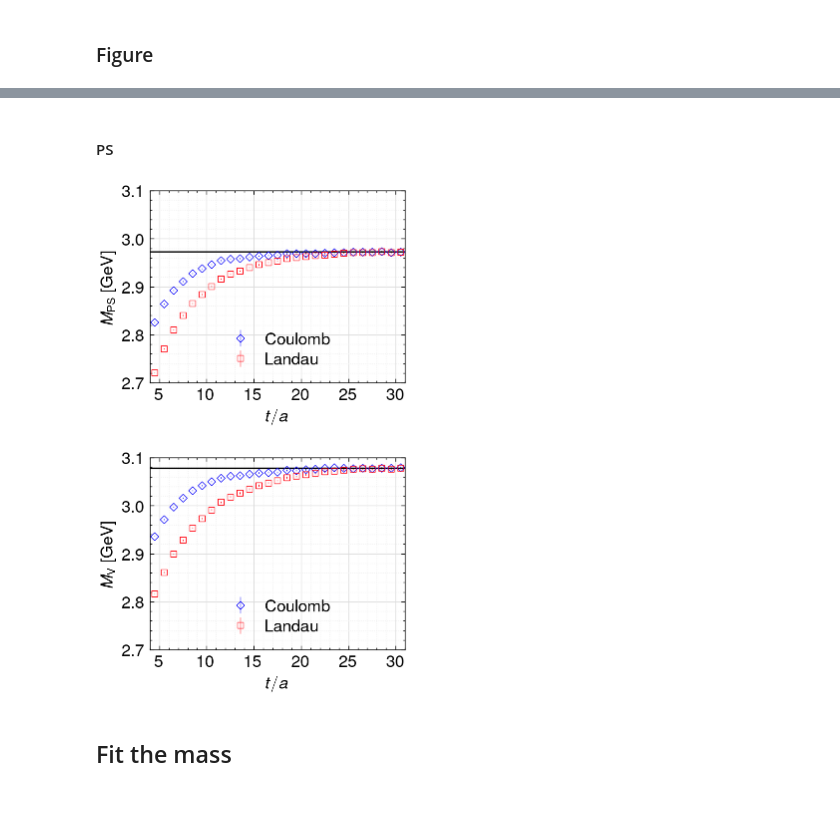
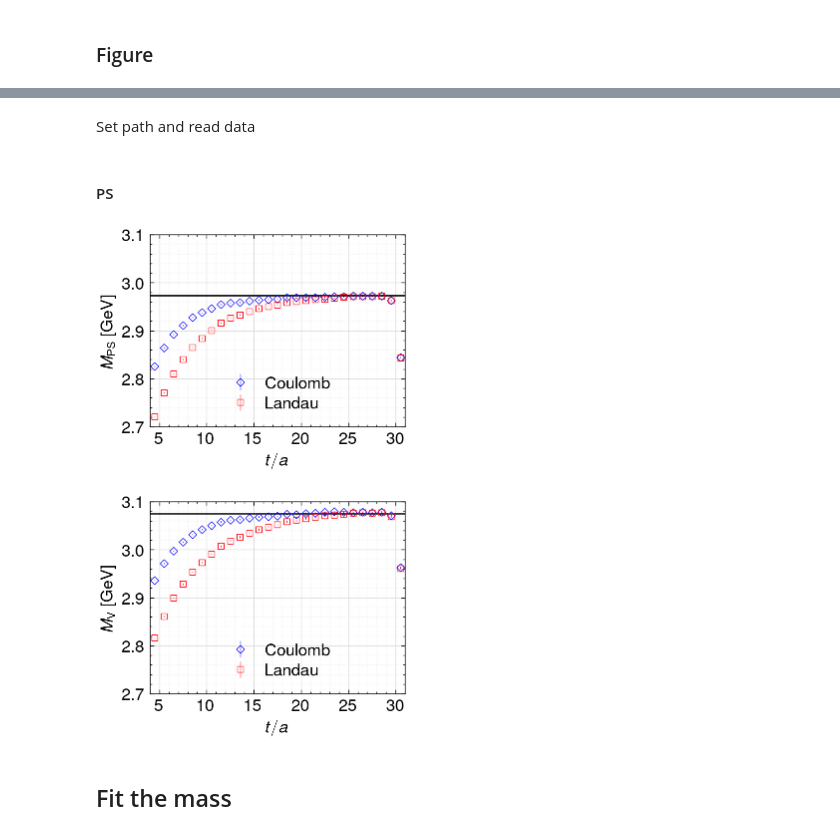
Before and after one commit to tinikov/lqcd, a Jupyter notebook: ccbar:analysis/2pt-analysis.ipynb, the cells around one changed output, grey strips where cells are left out. Drawn from its saved outputs; the diff is of its cells as text; code cells hidden in the pictures; blank space fills up the shorter version.

```diff
--- a/ccbar:analysis/2pt-analysis.ipynb
+++ b/ccbar:analysis/2pt-analysis.ipynb
@@ -65,0 +110,2 @@ for i in range(5):
+# %% [markdown]
+Set path and read data
@@ -66,26 +124,49 @@ for i in range(5):
+# %%
+errbar_plot_style1 = {
+    "fmt": "D",
+    "color": "xkcd:primary blue",
+    "markersize": 4,
+    "markeredgewidth": 0.5,
+    "linewidth": 0.5,
+    "fillstyle": "none",
+}
+
+errbar_plot_style2 = {
+    "fmt": "s",
+    "color": "xkcd:bright red",
+    "markersize": 4,
+    "markeredgewidth": 0.5,
+    "linewidth": 0.5,
+    "fillstyle": "none",
+}
+
+legend_style = {
+    "loc": 8,
+    "handletextpad": 0.5,
+    "labelspacing": 0.3,
+}
 # %% [markdown]
 #### PS
 # %%
-plt.style.use(["science", "nature"])
 fig, ax = plt.subplots()
 
-index = np.arange(0, tsize, 1)
+index = np.arange(0, t_size, 1)
 ax.errorbar(
     index + 0.5,
-    emass_c[0][:, 1] * cutoff,
-    emass_c[0][:, 2] * cutoff,
+    emass_c[0][:, 0] * a_invrs,
+    emass_c[0][:, 1] * a_invrs,
     label="Coulomb",
     **errbar_plot_style1,
 )
 ax.errorbar(
     index + 0.5,
-    emass_l[0][:, 1] * cutoff,
-    emass_l[0][:, 2] * cutoff,
+    emass_l[0][:, 0] * a_invrs,
+    emass_l[0][:, 1] * a_invrs,
     label="Landau",
     **errbar_plot_style2,
 )
 x_fit = np.arange(0, 32, 0.01)
-y_fit = np.full(x_fit.shape, 2.9725)
+y_fit = np.full(x_fit.shape, 1.3666786685812669 * a_invrs)
 ax.plot(
     x_fit,
     y_fit,
@@ -100,71 +181,66 @@ ax.grid(which="minor", color="#EEEEEE", linestyle=":", linewidth=0.5)
 
 ax.legend(**legend_style)
 
-ax.set_xlabel(r"$t/a$", fontsize=12)
+ax.set_xlabel(r"$t/a$")
 ax.xaxis.set_major_locator(ticker.MultipleLocator(5))
 ax.set_xlim(4, 31)
 
 ax.yaxis.set_major_locator(ticker.MultipleLocator(0.1))
-ax.set_ylabel(r"$M_{\rm PS}\ [{\rm GeV}]$", fontsize=12)
+ax.set_ylabel(r"$M_{\rm PS}\ [{\rm GeV}]$")
 ax.set_ylim(2.7, 3.1)
 
-ax.tick_params(labelsize=12)
-
-fig.savefig(f"{path}/gauge_ps_wfit(article).eps", format="eps", dpi=600)
+fig.savefig(f"{effmass_root}/gauge_ps_wfit(article).eps", format="eps", dpi=600)
 plt.show()
 plt.close()
 # %% [output]
-[figure, old version]
+[figure, new version]
 # %%
-plt.style.use(["science", "nature"])
 fig, ax = plt.subplots()
 
-index = np.arange(0, tsize, 1)
+index = np.arange(0, t_size, 1)
 ax.errorbar(
     index + 0.5,
-    emass_c[1][:, 1] * cutoff,
-    emass_c[1][:, 2] * cutoff,
+    emass_c[1][:, 0] * a_invrs,
+    emass_c[1][:, 1] * a_invrs,
     label="Coulomb",
     **errbar_plot_style1,
 )
 ax.errorbar(
     index + 0.5,
-    emass_l[1][:, 1] * cutoff,
-    emass_l[1][:, 2] * cutoff,
+    emass_l[1][:, 0] * a_invrs,
+    emass_l[1][:, 1] * a_invrs,
     label="Landau",
     **errbar_plot_style2,
 )
 x_fit = np.arange(0, 32, 0.01)
-y_fit = np.full(x_fit.shape, 3.0777)
+y_fit = np.full(x_fit.shape, 1.4133781788912954 * a_invrs)
 ax.plot(
     x_fit,
     y_fit,
     linewidth=1,
     color="black",
     # label="fit",
 )
 
 # Set grid (reserved)
 ax.grid(which="major", color="#DDDDDD", linewidth=0.5)
 ax.grid(which="minor", color="#EEEEEE", linestyle=":", linewidth=0.5)
 
 ax.legend(**legend_style)
 
-ax.set_xlabel(r"$t/a$", fontsize=12)
+ax.set_xlabel(r"$t/a$")
 ax.xaxis.set_major_locator(ticker.MultipleLocator(5))
 ax.set_xlim(4, 31)
 
 ax.yaxis.set_major_locator(ticker.MultipleLocator(0.1))
-ax.set_ylabel(r"$M_{\rm V}\ [{\rm GeV}]$", fontsize=12)
+ax.set_ylabel(r"$M_{\rm V}\ [{\rm GeV}]$")
 ax.set_ylim(2.7, 3.1)
 
-ax.tick_params(labelsize=12)
-
-fig.savefig(f"{path}/gauge_v_wfit(article).eps", format="eps", dpi=600)
+fig.savefig(f"{effmass_root}/gauge_v_wfit(article).eps", format="eps", dpi=600)
 plt.show()
 plt.close()
 # %% [output]
-[figure, old version]
+[figure, new version]
 # %% [markdown]
 ## Fit the mass
 # %%
```
Also changed, not shown: parts of 12 cells of this notebook, 4 other files.
